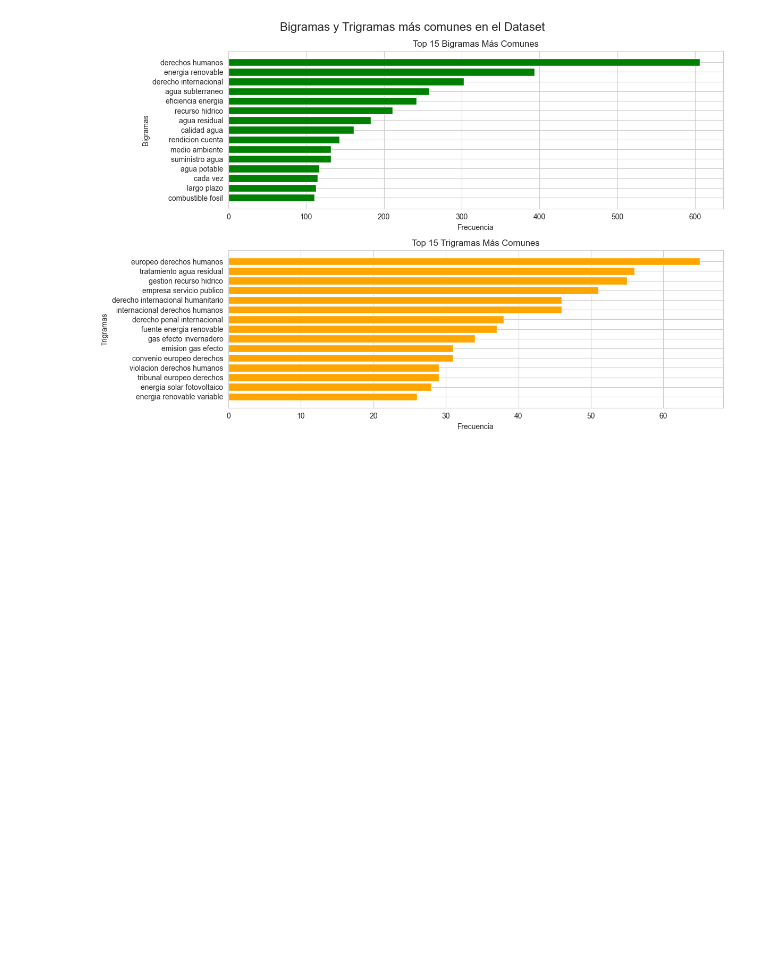
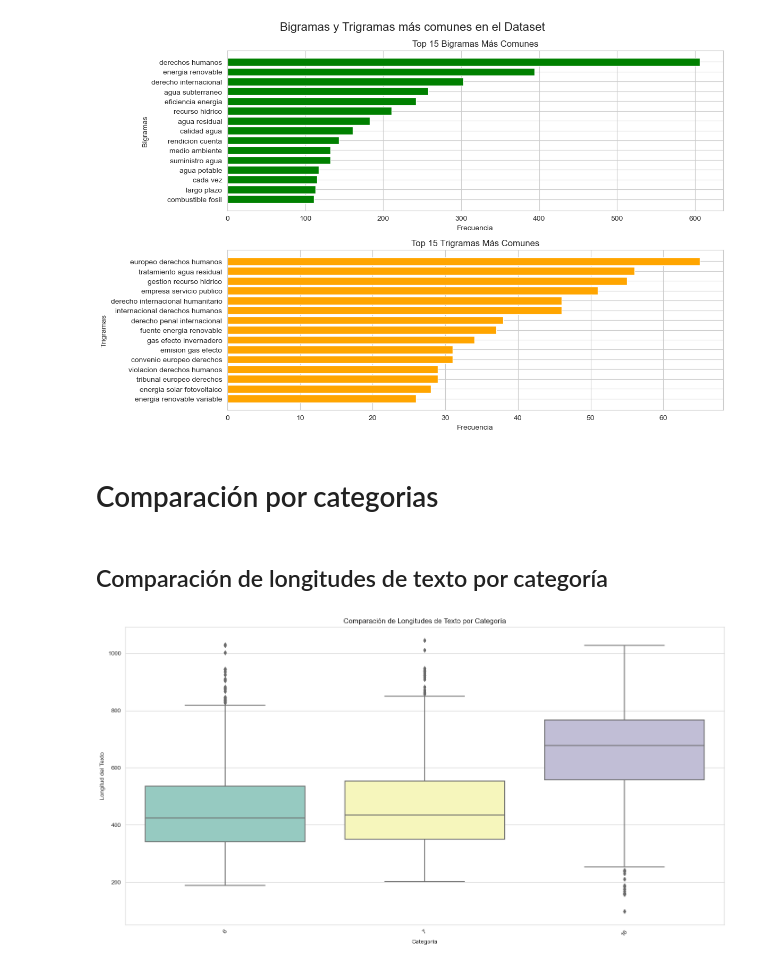
Before and after one commit to SnowArtz/BI-Proyecto-I-Etapa-I, a Jupyter notebook: notebooks/2.0-EDA-processed-data.ipynb, the cells around one changed output. Cells and saved outputs as stored; diff of their text form; code cells hidden in the pictures; blank space fills up the shorter version.

Commit message:
Agregar Comparación x Cat
hola

```diff
--- a/notebooks/2.0-EDA-processed-data.ipynb
+++ b/notebooks/2.0-EDA-processed-data.ipynb
@@ -47,3 +50,11 @@ DataVisualization.plot_characters_frequency()
 DataVisualization.plot_most_frequent_n_grams(15, 15)
 # %% [output]
 [figure]
+# %% [markdown]
+# Comparación por categorias
+# %% [markdown]
+## Comparación de longitudes de texto por categoría
+# %%
+DataVisualization.compare_text_lengths_by_category()
+# %% [output]
+[figure, added]
```
Also changed, not shown: parts of 10 cells of this notebook, 1 other file.
